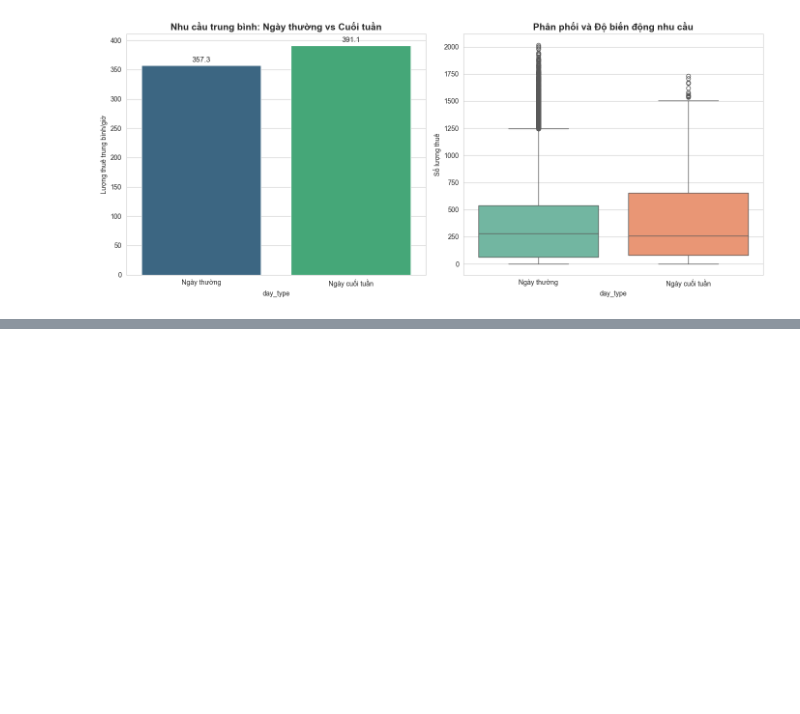
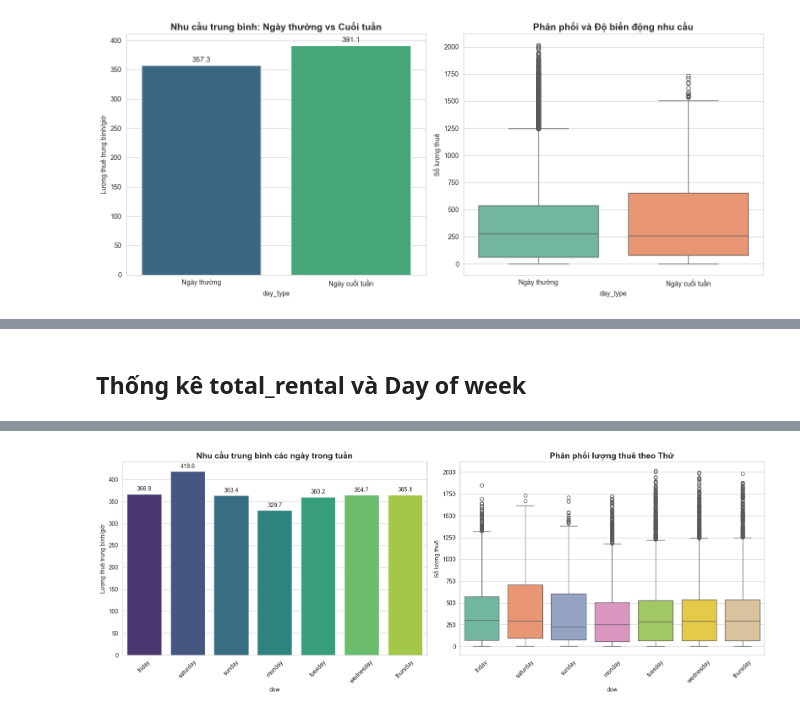
Before and after one commit to thanhhao1207-cell/bike-sharing-demand-forecast, a Jupyter notebook: notebook/experiment (1).ipynb, the cells around one changed output, grey strips where cells are left out. Cells and saved outputs as stored; diff of their text form; code cells hidden in the pictures; blank space fills up the shorter version.

```diff
--- a/notebook/experiment (1).ipynb
+++ b/notebook/experiment (1).ipynb
@@ -302,23 +304,3 @@ Passing `palette` without assigning `hue` is deprecated and will be removed in v
 
   sns.boxplot(data=df_complete, x='day_type', y='total_rental', ax=ax[1], palette='Set2')
 [figure]
-# %%
-# 1. BIỂU ĐỒ XU HƯỚNG THEO GIỜ (So sánh Ngày thường vs Cuối tuần)
-
-import matplotlib.pyplot as plt
-import seaborn as sns
-
-# Thiết lập giao diện biểu đồ
-sns.set_style("whitegrid")
-
-plt.figure(figsize=(14, 6))
-
-# Vẽ biểu đồ đường
-sns.lineplot(data=df_complete, x='hour', y='total_rental', hue='day_type', palette='tab10', marker='o')
-
-plt.title('Xu hướng thuê xe trung bình trong ngày (Ngày thường vs Cuối tuần)', fontsize=15)
-plt.xlabel('Giờ trong ngày (0-23h)', fontsize=12)
-plt.ylabel('Lượng xe thuê trung bình', fontsize=12)
-plt.xticks(range(0, 24))
-plt.legend(title='Loại ngày')
-plt.show()
@@ -358,0 +307,57 @@ Passing `palette` without assigning `hue` is deprecated and will be removed in v
+# %% [markdown]
+## Thống kê total_rental và Day of week
+# %%
+#1. CHUẨN BỊ DỮ LIỆU
+# Đảm bảo total_rental là số
+df_complete['total_rental'] = pd.to_numeric(df_complete['total_rental'], errors='coerce').fillna(0)
+
+# Định nghĩa thứ tự đúng của các thứ trong tuần
+# (Bạn kiểm tra xem dữ liệu của mình là Tiếng Anh hay Tiếng Việt để sửa list này nhé)
+order_of_days = ['Monday', 'Tuesday', 'Wednesday', 'Thursday', 'Friday', 'Saturday', 'Sunday']
+
+# Kiểm tra xem dữ liệu trong cột 'dow' có khớp với list trên không
+unique_days = df_complete['dow'].unique()
+# Nếu dữ liệu là số (0-6) hoặc tên khác, ta sẽ không ép kiểu category để tránh lỗi NaN
+if set(unique_days).issubset(set(order_of_days)):
+    df_complete['dow'] = pd.Categorical(df_complete['dow'], categories=order_of_days, ordered=True)
+
+# 2. TÍNH BẢNG THỐNG KÊ CHI TIẾT
+stats_dow = df_complete.groupby('dow')['total_rental'].agg(
+    So_luong_mau=('count'),
+    Tong_luot_thue=('sum'),
+    Trung_binh=('mean'),
+    Trung_vi=('median'),
+    Do_lech_chuan=('std'),
+    Cao_nhat=('max')
+).reset_index() # reset_index để đưa 'dow' thành cột, tiện cho việc vẽ
+
+
+if not set(unique_days).issubset(set(order_of_days)):
+    stats_dow = stats_dow.sort_values(by='Trung_binh', ascending=False)
+
+print("=== BẢNG THỐNG KÊ NHU CẦU THEO THỨ (DOW) ===")
+print(stats_dow)
+print("-" * 60)
+
+# 3. VẼ BIỂU ĐỒ (2 HÌNH)
+fig, ax = plt.subplots(1, 2, figsize=(16, 6))
+
+# Hình 1: Barplot (Trung bình)
+sns.barplot(data=df_complete, x='dow', y='total_rental', ax=ax[0], palette='viridis', estimator='mean', errorbar=None)
+ax[0].set_title('Nhu cầu trung bình các ngày trong tuần', fontsize=14, fontweight='bold')
+ax[0].set_ylabel('Lượng thuê trung bình/giờ')
+ax[0].tick_params(axis='x', rotation=45) # Xoay chữ cho dễ đọc
+
+# Hiện số lên đầu cột
+for container in ax[0].containers:
+    ax[0].bar_label(container, fmt='%.1f', padding=3, fontsize=10)
+
+# Hình 2: Boxplot (Phân phối)
+sns.boxplot(data=df_complete, x='dow', y='total_rental', ax=ax[1], palette='Set2')
+ax[1].set_title('Phân phối lượng thuê theo Thứ', fontsize=14, fontweight='bold')
+ax[1].set_ylabel('Số lượng thuê')
+ax[1].tick_params(axis='x', rotation=45)
+
+plt.tight_layout()
+plt.show()
+# %% [output]
@@ -358,0 +390 @@ Passing `palette` without assigning `hue` is deprecated and will be removed in v
+[figure, added]
```
Also changed, not shown: parts of 17 cells of this notebook.
